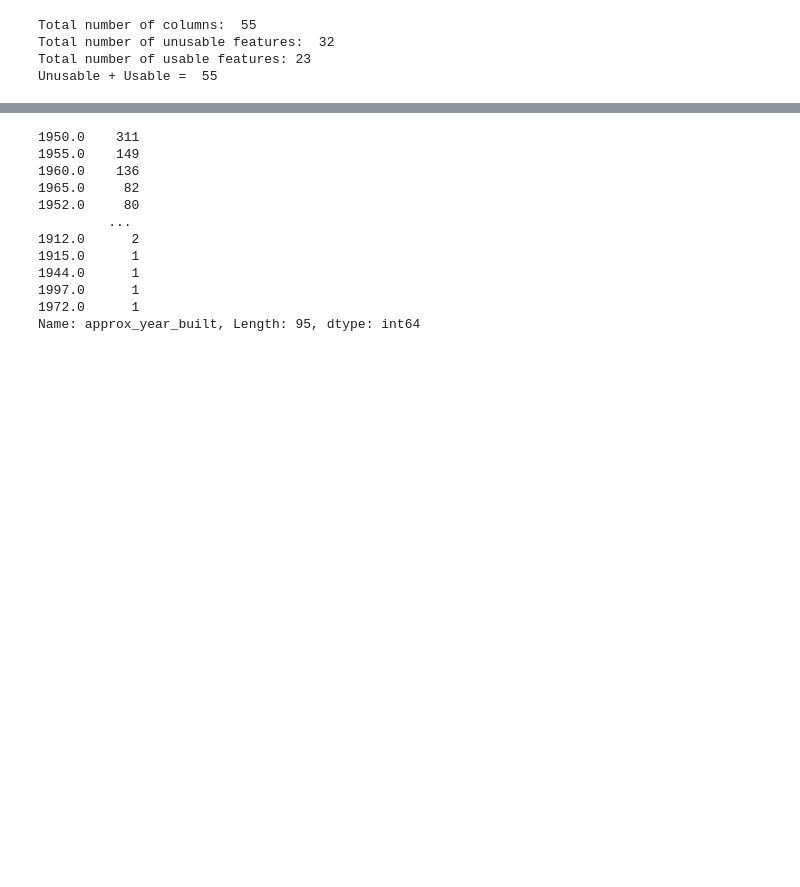
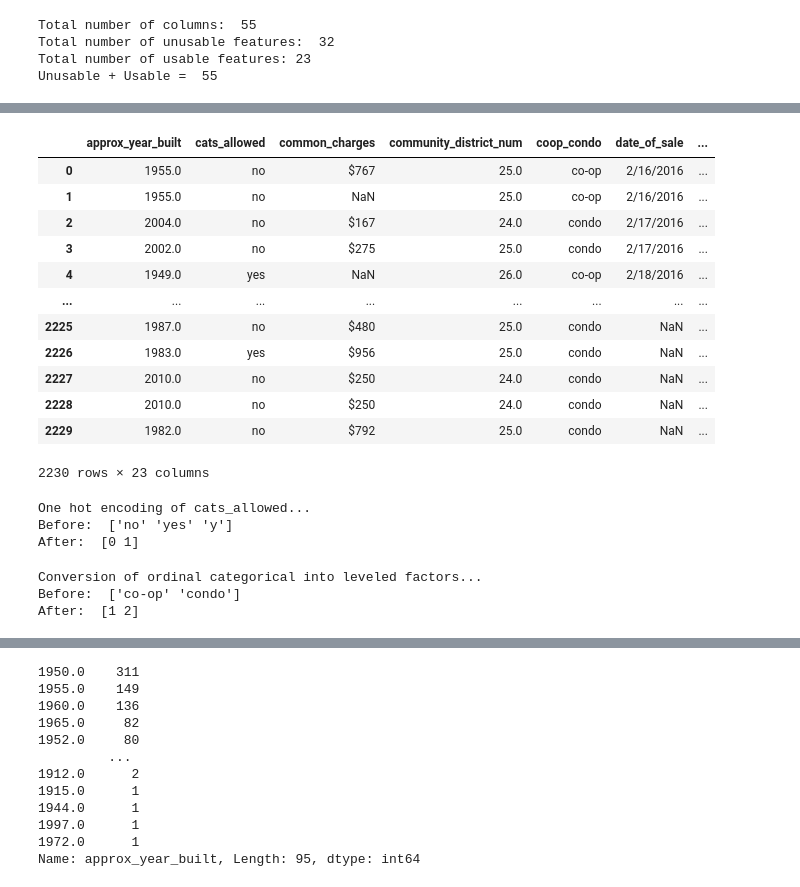
Before and after one commit to floresloyd/predict_queens_appartment_price, a Jupyter notebook: data-exploration-cleaning.ipynb, the cells around one changed output, grey strips where cells are left out. Saved outputs shown, nothing was run; the diff lists cells and outputs as text; code cells hidden in the pictures; blank space fills up the shorter version.

Commit message:
Some data cleaning

```diff
--- a/data-exploration-cleaning.ipynb
+++ b/data-exploration-cleaning.ipynb
@@ -117,0 +146,18 @@ Unusable + Usable =  55
+# %%
+# Drop unusable columns
+housing_data_reduced = housing_data.drop(columns=unusable_features)
+housing_data_reduced
+# %% [output]
+|  | approx_year_built | cats_allowed | common_charges | community_district_num | coop_condo | date_of_sale | ... |
+| 0 | 1955.0 | no | $767 | 25.0 | co-op | 2/16/2016 | ... |
+| 1 | 1955.0 | no | NaN | 25.0 | co-op | 2/16/2016 | ... |
+| 2 | 2004.0 | no | $167 | 24.0 | condo | 2/17/2016 | ... |
+| 3 | 2002.0 | no | $275 | 25.0 | condo | 2/17/2016 | ... |
+| 4 | 1949.0 | yes | NaN | 26.0 | co-op | 2/18/2016 | ... |
+| ... | ... | ... | ... | ... | ... | ... | ... |
+| 2225 | 1987.0 | no | $480 | 25.0 | condo | NaN | ... |
+| 2226 | 1983.0 | yes | $956 | 25.0 | condo | NaN | ... |
+| 2227 | 2010.0 | no | $250 | 24.0 | condo | NaN | ... |
+| 2228 | 2010.0 | no | $250 | 24.0 | condo | NaN | ... |
+| 2229 | 1982.0 | no | $792 | 25.0 | condo | NaN | ... |
+2230 rows × 23 columns
@@ -117,0 +167,27 @@ Unusable + Usable =  55
+# %%
+print("One hot encoding of cats_allowed...")
+
+print("Before: " , housing_data_reduced['cats_allowed'].unique())
+housing_data_reduced['cats_allowed'] = housing_data_reduced['cats_allowed'].replace({'y':'yes'}) # Convert y -> yes
+housing_data_reduced['cats_allowed'] = housing_data_reduced['cats_allowed'].map({'yes': 1,
+                                                                                 'no': 0})
+print("After: " , housing_data_reduced['cats_allowed'].unique())
+# %% [output]
+One hot encoding of cats_allowed...
+Before:  ['no' 'yes' 'y']
+After:  [0 1]
+# %%
+print("Conversion of ordinal categorical into leveled factors...")
+# 1 -> Condo
+# 2 -> Co-op
+print("Before: " , housing_data_reduced['coop_condo'].unique())
+# Scale Map to preserve order
+coop_condo_scaler = {'co-op' : 1,
+                     'condo' : 2}
+# Last element of the categories array has the highest priority
+housing_data_reduced['coop_condo'] = housing_data_reduced['coop_condo'].replace(coop_condo_scaler)
+print("After: " , housing_data_reduced['coop_condo'].unique())
+# %% [output]
+Conversion of ordinal categorical into leveled factors...
+Before:  ['co-op' 'condo']
+After:  [1 2]
```
Also changed, not shown: parts of 17 cells of this notebook, 2 other files.
